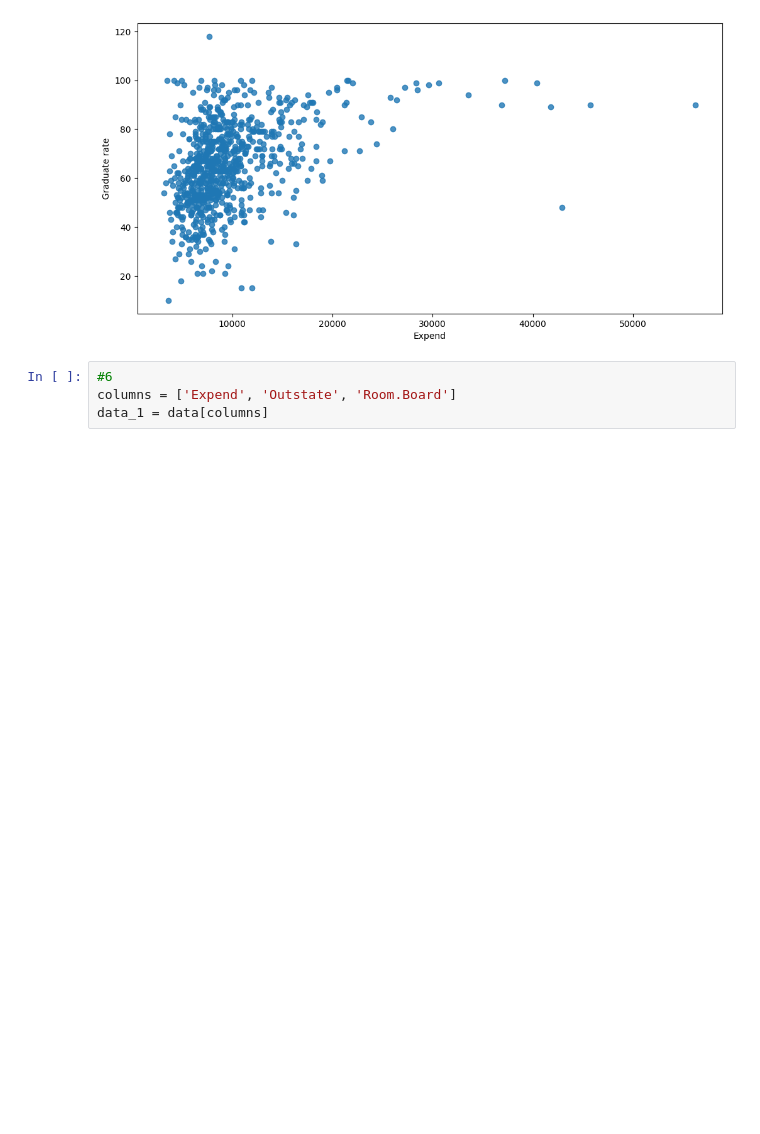
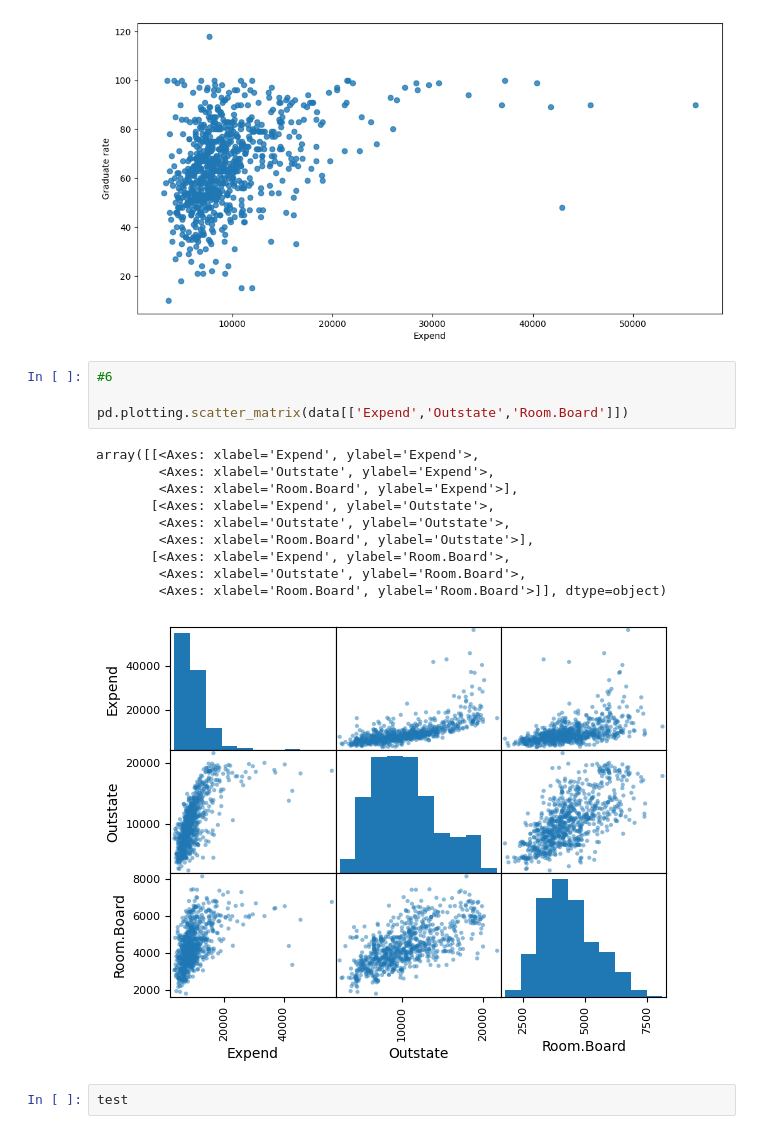
Before and after one commit to BruceCai98/AAE722, a Jupyter notebook: lab2_Bruce.ipynb, the cells around one changed output. Saved outputs shown, nothing was run; the diff lists cells and outputs as text; blank space fills up the shorter version.

```diff
--- a/lab2_Bruce.ipynb
+++ b/lab2_Bruce.ipynb
@@ -55,5 +55,18 @@ plt.show()
 [figure]
 # %%
 #6
-columns = ['Expend', 'Outstate', 'Room.Board']
-data_1 = data[columns]
+
+pd.plotting.scatter_matrix(data[['Expend','Outstate','Room.Board']])
+# %% [output]
+array([[<Axes: xlabel='Expend', ylabel='Expend'>,
+        <Axes: xlabel='Outstate', ylabel='Expend'>,
+        <Axes: xlabel='Room.Board', ylabel='Expend'>],
+       [<Axes: xlabel='Expend', ylabel='Outstate'>,
+        <Axes: xlabel='Outstate', ylabel='Outstate'>,
+        <Axes: xlabel='Room.Board', ylabel='Outstate'>],
+       [<Axes: xlabel='Expend', ylabel='Room.Board'>,
+        <Axes: xlabel='Outstate', ylabel='Room.Board'>,
+        <Axes: xlabel='Room.Board', ylabel='Room.Board'>]], dtype=object)
+[figure, added]
+# %%
+test
```
Also changed, not shown: parts of 1 cell of this notebook.
